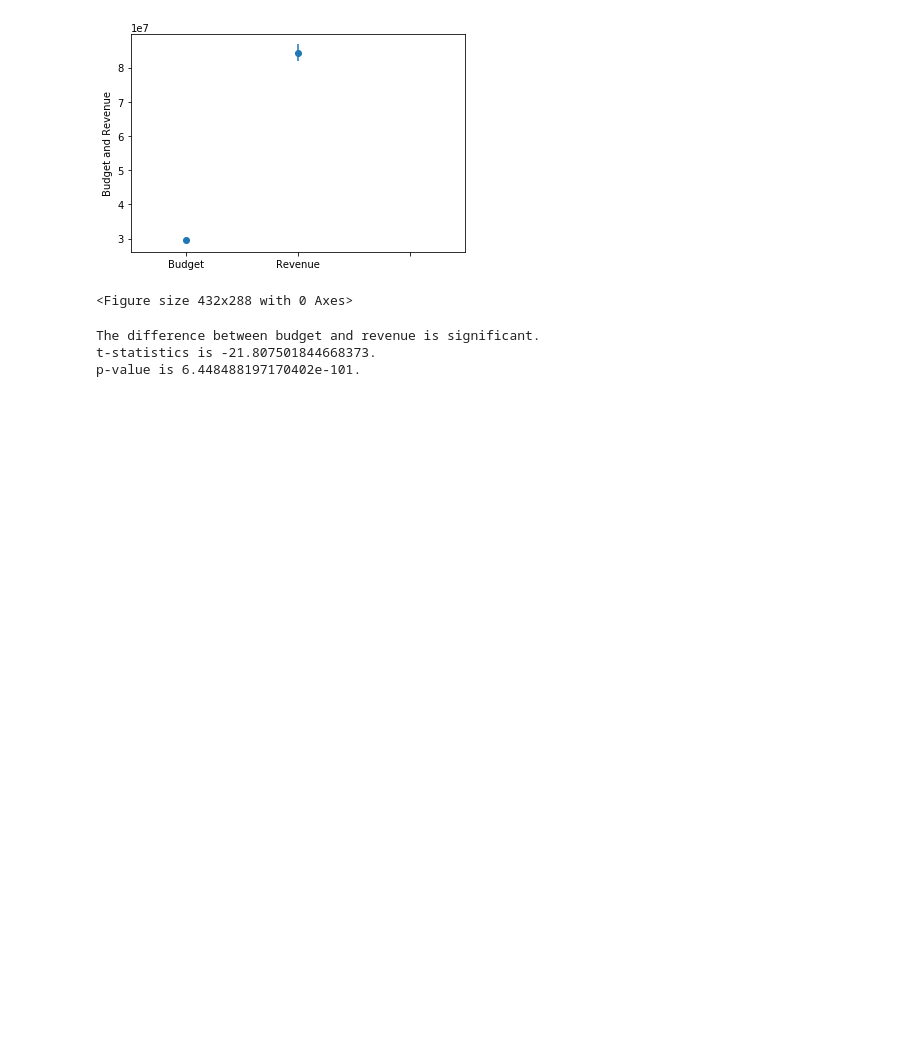
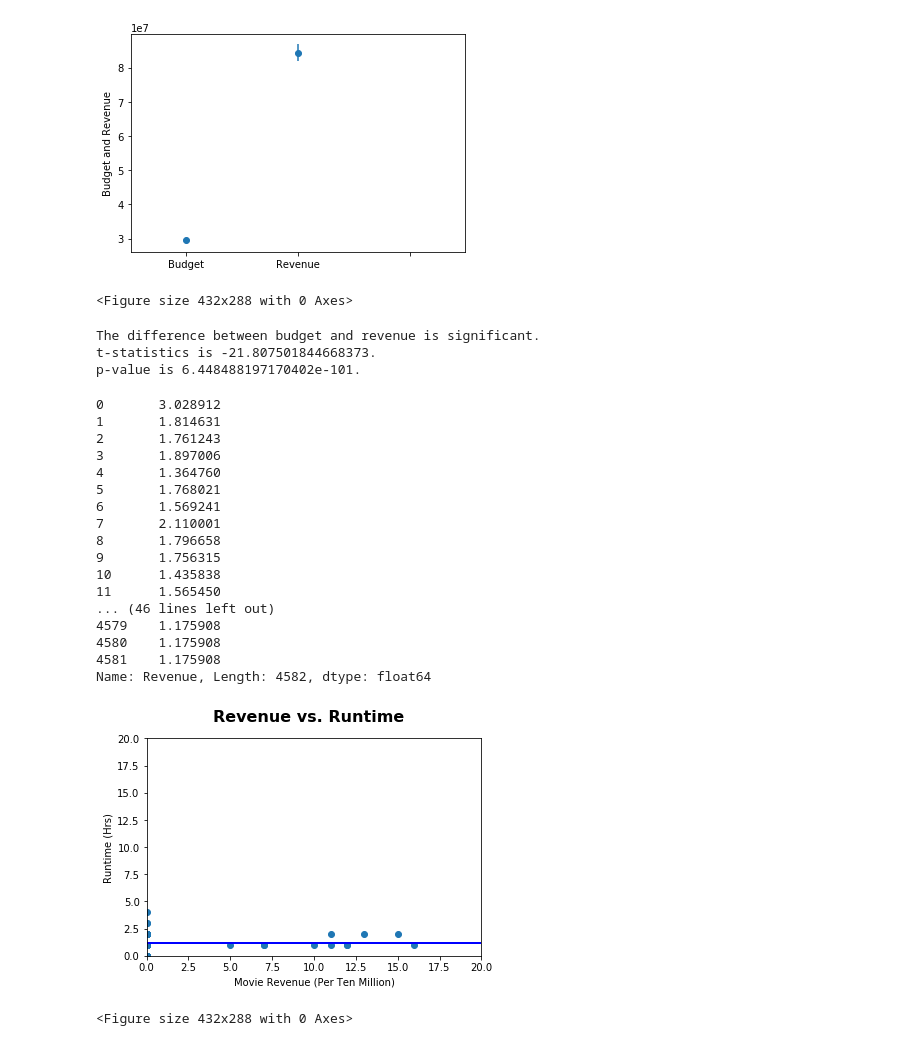
Before and after one commit to suvs27/Movie2019, a Jupyter notebook: movie_project_working.ipynb, the cells around one changed output. Saved outputs shown, nothing was run; the diff lists cells and outputs as text; code cells hidden in the pictures; blank space fills up the shorter version.

Commit message:
Writeup and updated code
Added observations on my graphs in writeup, as well as doign additional revenue vs. runtime analysis to show public's reactions to certain runtimes

```diff
--- a/movie_project_working.ipynb
+++ b/movie_project_working.ipynb
@@ -260,3 +256,58 @@ print("p-value is {}.".format(p))
 The difference between budget and revenue is significant.
 t-statistics is -21.807501844668373.
 p-value is 6.448488197170402e-101.
+# %%
+# Revenue vs Runtime data
+
+list_runtime=[]
+runtime_hrs=[]
+
+for list_item in df['Runtime']:
+    list_item=list_item.strip(' min')
+    list_runtime.append(int(list_item))
+
+for list_item in list_runtime:
+    list_item= round(list_item/60,2)
+    runtime_hrs.append(int(list_item))
+
+
+x_axis = df["Revenue"]
+y_axis = runtime_hrs
+(slope, intercept, _, _, _) = linregress(x_axis, y_axis)
+fit = slope * x_axis + intercept
+print(fit)
+fig, ax = plt.subplots()
+
+fig.suptitle("Revenue vs. Runtime", fontsize=16, fontweight="bold")
+
+ax.set_xlim(0, 20)
+ax.set_ylim(0, 20)
+
+ax.set_xlabel("Movie Revenue (Per Ten Million)")
+ax.set_ylabel("Runtime (Hrs)")
+
+ax.plot(x_axis, y_axis, linewidth=0, marker='o')
+ax.plot(x_axis, fit, 'b--')
+
+plt.show()
+plt.savefig("Graphs/LinRegressRevenue.png")
+# %% [output]
+0       3.028912
+1       1.814631
+2       1.761243
+3       1.897006
+4       1.364760
+5       1.768021
+6       1.569241
+7       2.110001
+8       1.796658
+9       1.756315
+10      1.435838
+11      1.565450
+... (46 lines left out)
+4579    1.175908
+4580    1.175908
+4581    1.175908
+Name: Revenue, Length: 4582, dtype: float64
+[figure, added]
+<Figure size 432x288 with 0 Axes>
```
Also changed, not shown: parts of 4 cells of this notebook, 1 other file.
